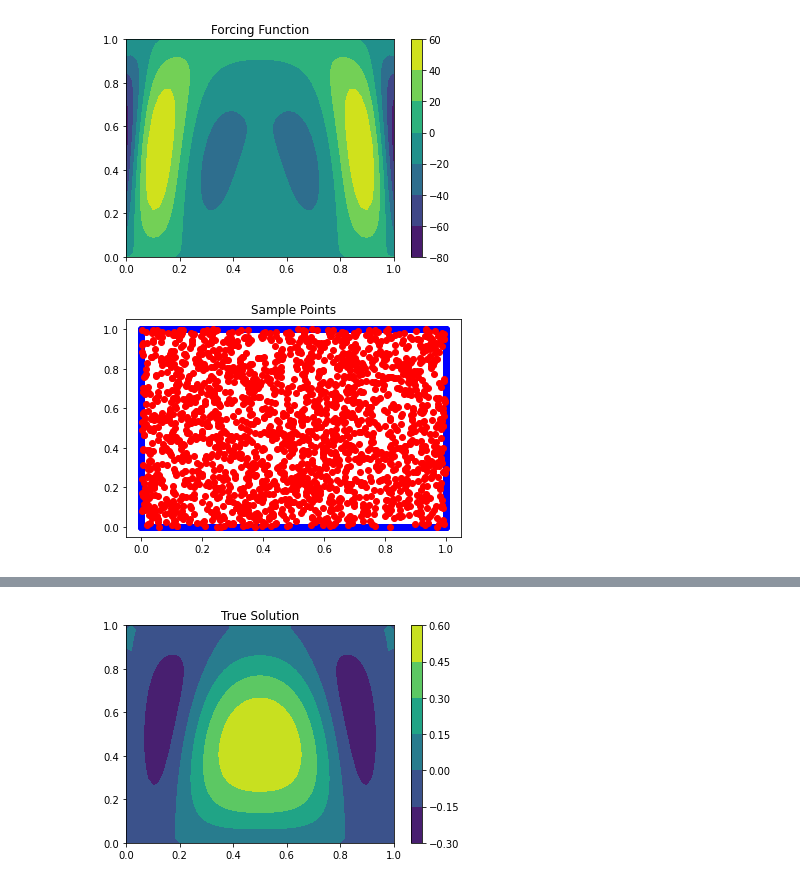
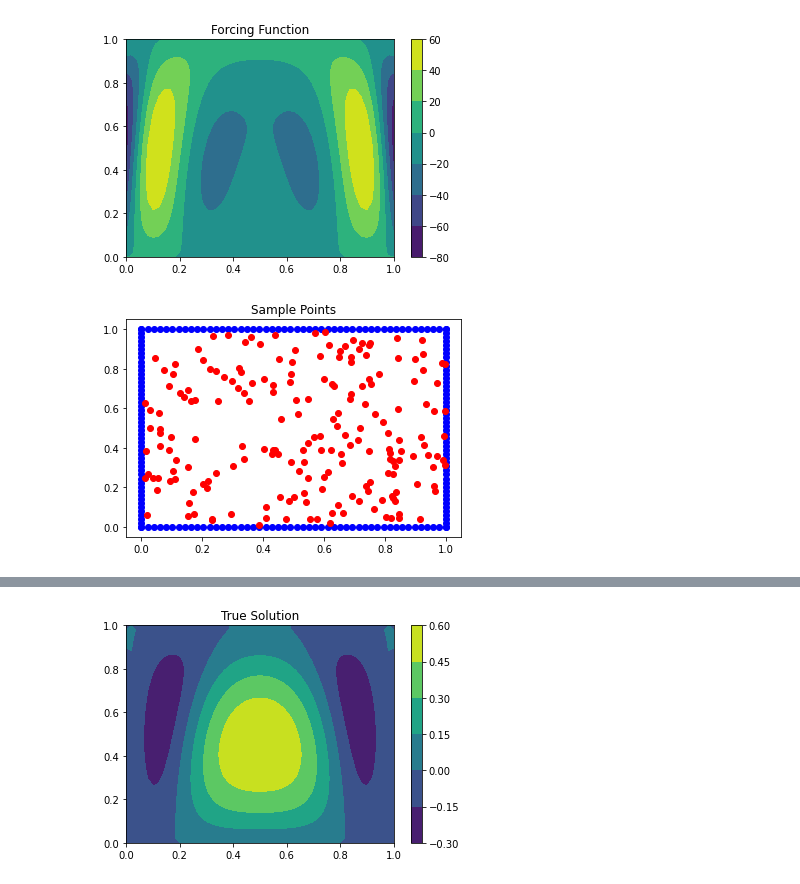
Before and after one commit to cade-b/kernel-pdes, a Jupyter notebook: nonlinear_example.ipynb, the cells around one changed output, grey strips where cells are left out. Cells and saved outputs as stored; diff of their text form; code cells hidden in the pictures.

```diff
--- a/nonlinear_example.ipynb
+++ b/nonlinear_example.ipynb
@@ -82,30 +83,30 @@ plt.show()
 [figure]
 [figure]
 # %%
-num_interior=2000
-num_per_boundary=500
+num_interior=200
+num_per_boundary=50
 
 num_boundary=4*num_per_boundary
 
 
 interior_points = jax.random.uniform(key,shape=(num_interior,2),minval=0,maxval=1)
 
 boundary_point_samples=np.linspace(0,1,num_per_boundary)
 boundary_points = np.hstack([
     np.vstack((np.zeros(num_per_boundary),boundary_point_samples)),
     np.vstack((np.ones(num_per_boundary),boundary_point_samples)),
     np.vstack((boundary_point_samples,np.ones(num_per_boundary))),
     np.vstack((boundary_point_samples,np.zeros(num_per_boundary)))
 ]).T
 
 all_points = jnp.vstack([interior_points,boundary_points])
 
 plt.title("Sample Points")
 plt.scatter(boundary_points[:,0],boundary_points[:,1],c='blue')
 plt.scatter(interior_points[:,0],interior_points[:,1],c='red')
 plt.show()
 # %% [output]
-[figure, old version]
+[figure, new version]
 # %%
 Klaplap = vec_k_laplap(interior_points,interior_points) #Contribution from interior laplacian nodes to laplacian of output
 K_xx = vec_k(interior_points,interior_points) #Contribution from interior points to interior points
```
Also changed, not shown: parts of 3 cells of this notebook, 1 other file.
